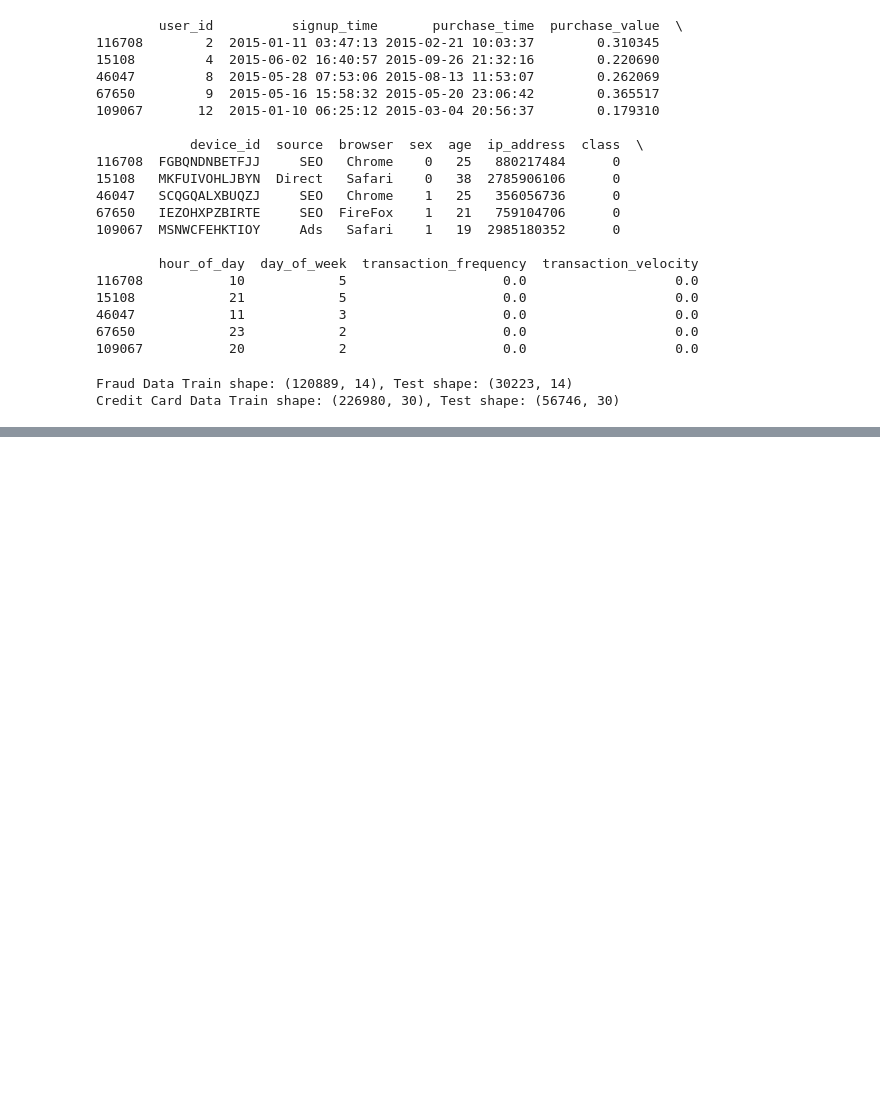
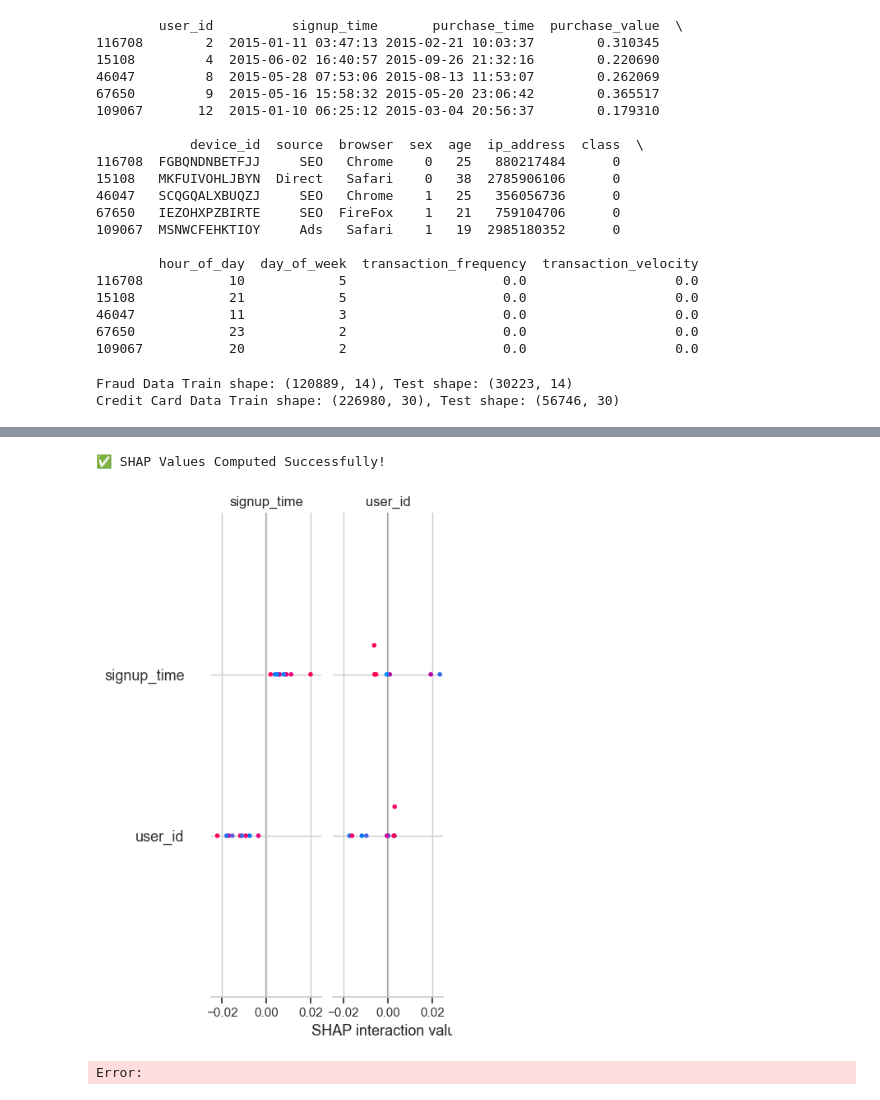
Before and after one commit to hasankere/Week_8-9_challenge_document, a Jupyter notebook: notebooks/adeyinovation.ipynb, the cells around one changed output, grey strips where cells are left out. Saved outputs shown, nothing was run; the diff lists cells and outputs as text; code cells hidden in the pictures; blank space fills up the shorter version.

```diff
--- a/notebooks/adeyinovation.ipynb
+++ b/notebooks/adeyinovation.ipynb
@@ -875,0 +887,29 @@ weighted avg       1.00      1.00      1.00     85118
+# %%
+import shap
+import matplotlib.pyplot as plt
+
+# ✅ Select a trained model (e.g., Random Forest for fraud detection)
+model = models["Random Forest"]
+
+# ✅ Use TreeExplainer for tree-based models (Random Forest, Decision Tree, XGBoost)
+explainer = shap.TreeExplainer(model, feature_perturbation="tree_path_dependent")
+
+# ✅ Select a small subset of test data for faster execution
+subset_X_test = X_fraud_test.iloc[:10]
+
+# ✅ Compute SHAP values (disable strict additivity check to prevent errors)
+shap_values = explainer.shap_values(subset_X_test, check_additivity=False)
+
+# ✅ If using a classification model, extract SHAP values for the fraud class (1)
+if isinstance(shap_values, list):
+    shap_values = shap_values[1]
+
+print("\n✅ SHAP Values Computed Successfully!")
+
+
+# ✅ SHAP Summary Plot
+shap.summary_plot(shap_values, subset_X_test)
+# %% [output]
+✅ SHAP Values Computed Successfully!
+[figure, added]
+Error:
```
Also changed, not shown: parts of 5 cells of this notebook.
